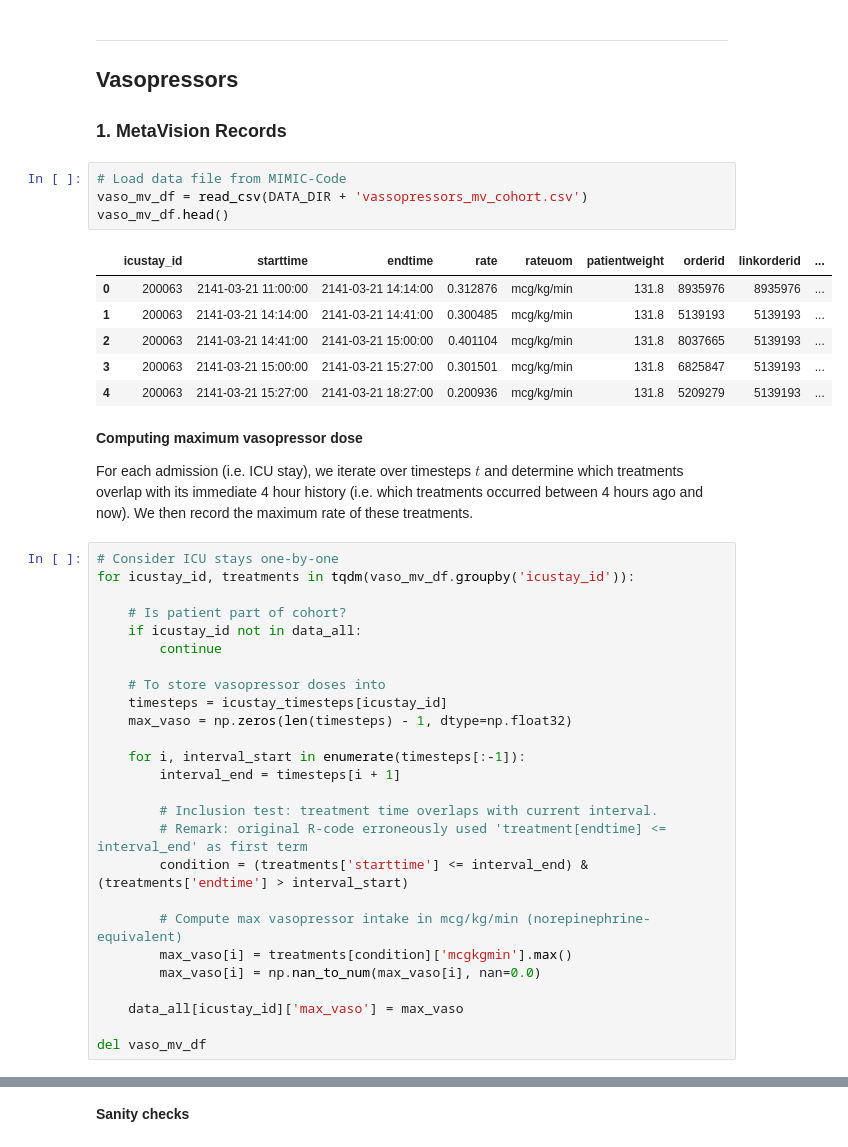
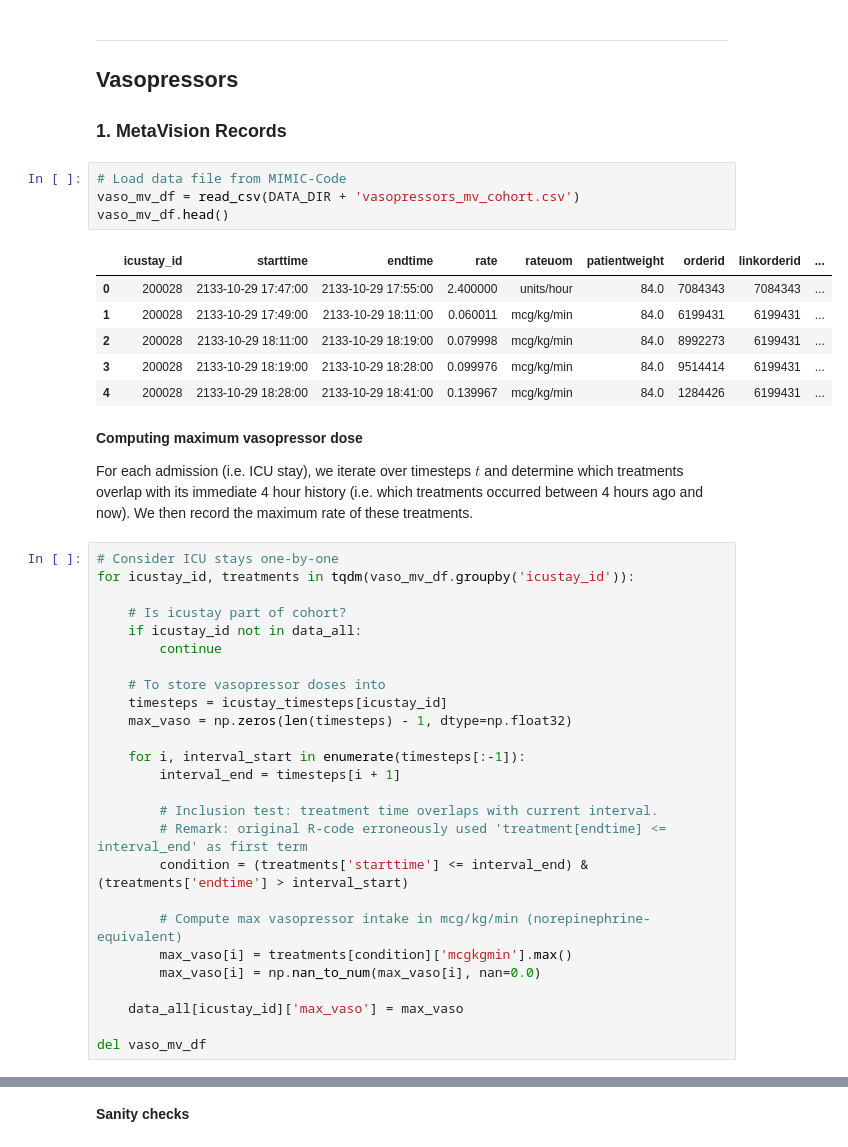
Before and after one commit to thomas097/Haemodynamic-Optimization-Reinforcement-Learning, a Jupyter notebook: preprocessing/DataPreprocessing_Aggregated.ipynb, the cells around one changed output, grey strips where cells are left out. Saved outputs shown, nothing was run; the diff lists cells and outputs as text.

```diff
--- a/preprocessing/DataPreprocessing_Aggregated.ipynb
+++ b/preprocessing/DataPreprocessing_Aggregated.ipynb
@@ -200,15 +200,15 @@ data_all[255559]
 ### 1. MetaVision Records
 # %%
 # Load data file from MIMIC-Code
-vaso_mv_df = read_csv(DATA_DIR + 'vassopressors_mv_cohort.csv')
+vaso_mv_df = read_csv(DATA_DIR + 'vasopressors_mv_cohort.csv')
 vaso_mv_df.head()
 # %% [output]
 |  | icustay_id | starttime | endtime | rate | rateuom | patientweight | orderid | linkorderid | ... |
-| 0 | 200063 | 2141-03-21 11:00:00 | 2141-03-21 14:14:00 | 0.312876 | mcg/kg/min | 131.8 | 8935976 | 8935976 | ... |
-| 1 | 200063 | 2141-03-21 14:14:00 | 2141-03-21 14:41:00 | 0.300485 | mcg/kg/min | 131.8 | 5139193 | 5139193 | ... |
-| 2 | 200063 | 2141-03-21 14:41:00 | 2141-03-21 15:00:00 | 0.401104 | mcg/kg/min | 131.8 | 8037665 | 5139193 | ... |
-| 3 | 200063 | 2141-03-21 15:00:00 | 2141-03-21 15:27:00 | 0.301501 | mcg/kg/min | 131.8 | 6825847 | 5139193 | ... |
-| 4 | 200063 | 2141-03-21 15:27:00 | 2141-03-21 18:27:00 | 0.200936 | mcg/kg/min | 131.8 | 5209279 | 5139193 | ... |
+| 0 | 200028 | 2133-10-29 17:47:00 | 2133-10-29 17:55:00 | 2.400000 | units/hour | 84.0 | 7084343 | 7084343 | ... |
+| 1 | 200028 | 2133-10-29 17:49:00 | 2133-10-29 18:11:00 | 0.060011 | mcg/kg/min | 84.0 | 6199431 | 6199431 | ... |
+| 2 | 200028 | 2133-10-29 18:11:00 | 2133-10-29 18:19:00 | 0.079998 | mcg/kg/min | 84.0 | 8992273 | 6199431 | ... |
+| 3 | 200028 | 2133-10-29 18:19:00 | 2133-10-29 18:28:00 | 0.099976 | mcg/kg/min | 84.0 | 9514414 | 6199431 | ... |
+| 4 | 200028 | 2133-10-29 18:28:00 | 2133-10-29 18:41:00 | 0.139967 | mcg/kg/min | 84.0 | 1284426 | 6199431 | ... |
 # %% [markdown]
 **Computing maximum vasopressor dose**<br>
 
@@ -217,7 +217,7 @@ For each admission (i.e. ICU stay), we iterate over timesteps $t$ and determine
 # Consider ICU stays one-by-one
 for icustay_id, treatments in tqdm(vaso_mv_df.groupby('icustay_id')):
 
-    # Is patient part of cohort?
+    # Is icustay part of cohort?
     if icustay_id not in data_all:
         continue
 
```
Also changed, not shown: parts of 55 cells of this notebook.
